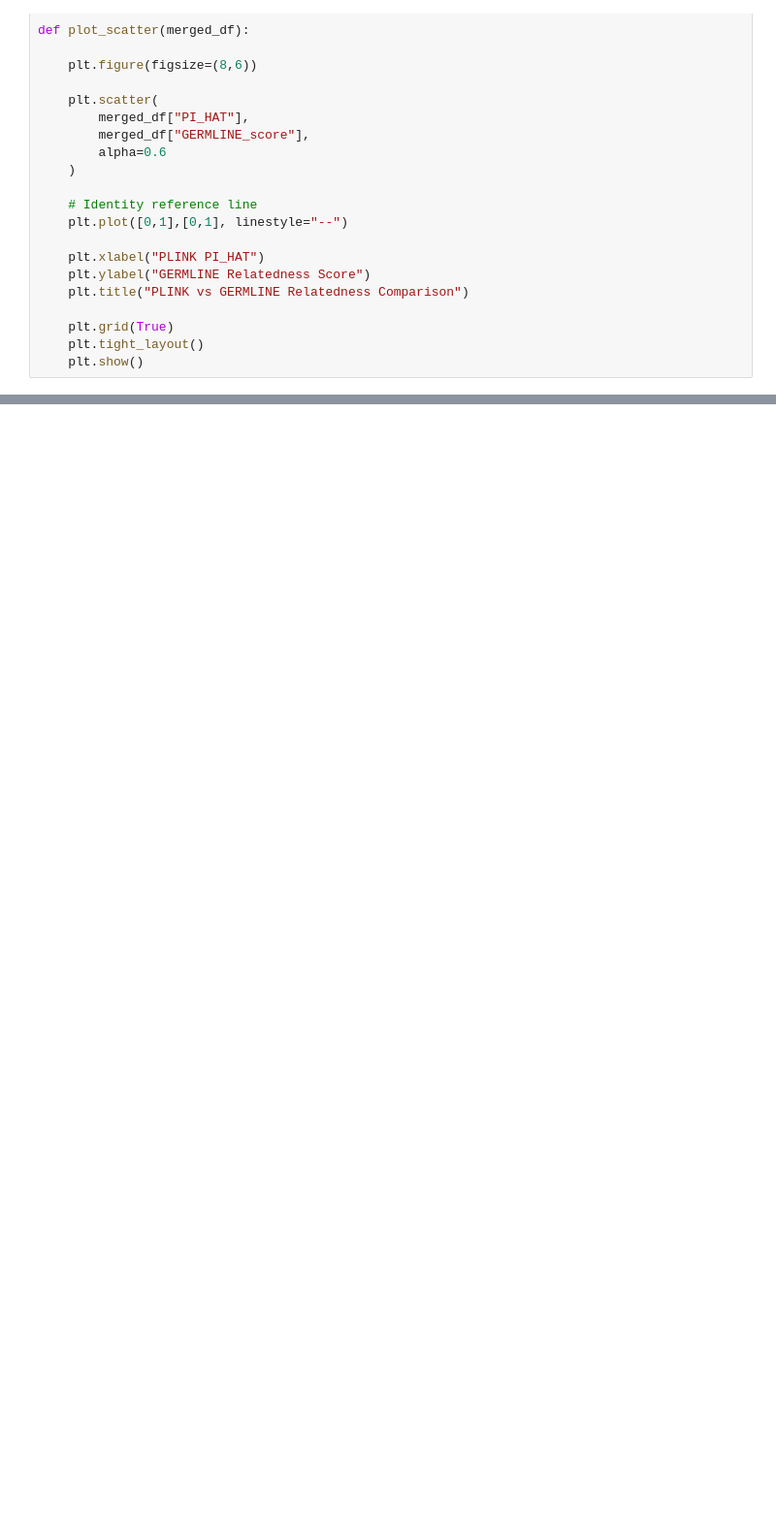
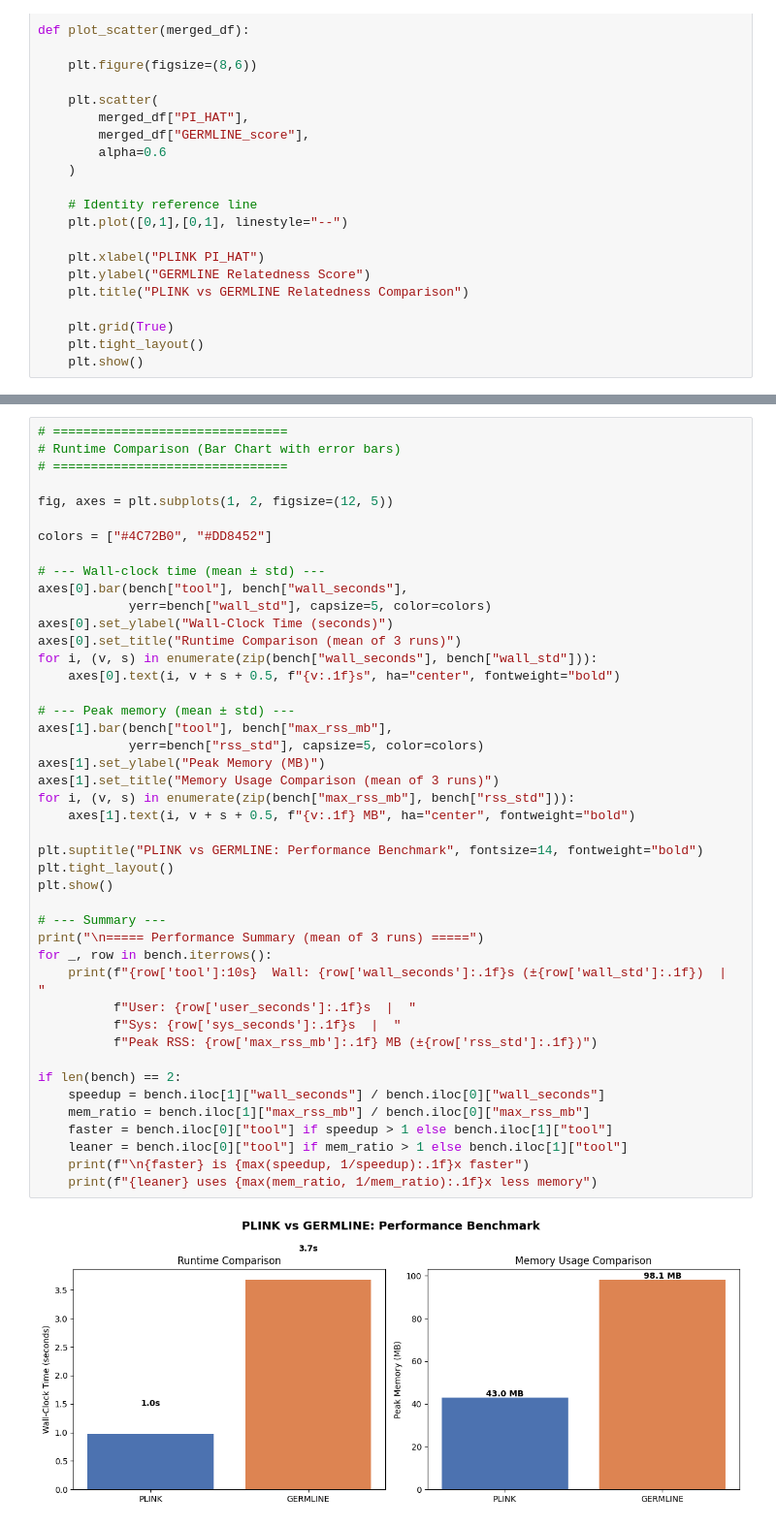
Before and after one commit to jackiepiepkorn/cse284-genomics-final-project, a Jupyter notebook: compare_results.ipynb, the cells around one changed output, grey strips where cells are left out. Shown at 97% size. Drawn from its saved outputs; the diff is of its cells as text; blank space fills up the shorter version.

Commit message:
add benchmarking script

```diff
--- a/compare_results.ipynb
+++ b/compare_results.ipynb
@@ -395,0 +359,46 @@ A vast majority of the dataset are not closely related, which is to be expected.
+# %%
+# ===============================
+# Runtime Comparison (Bar Chart with error bars)
+# ===============================
+
+fig, axes = plt.subplots(1, 2, figsize=(12, 5))
+
+colors = ["#4C72B0", "#DD8452"]
+
+# --- Wall-clock time (mean ± std) ---
+axes[0].bar(bench["tool"], bench["wall_seconds"],
+            yerr=bench["wall_std"], capsize=5, color=colors)
+axes[0].set_ylabel("Wall-Clock Time (seconds)")
+axes[0].set_title("Runtime Comparison (mean of 3 runs)")
+for i, (v, s) in enumerate(zip(bench["wall_seconds"], bench["wall_std"])):
+    axes[0].text(i, v + s + 0.5, f"{v:.1f}s", ha="center", fontweight="bold")
+
+# --- Peak memory (mean ± std) ---
+axes[1].bar(bench["tool"], bench["max_rss_mb"],
+            yerr=bench["rss_std"], capsize=5, color=colors)
+axes[1].set_ylabel("Peak Memory (MB)")
+axes[1].set_title("Memory Usage Comparison (mean of 3 runs)")
+for i, (v, s) in enumerate(zip(bench["max_rss_mb"], bench["rss_std"])):
+    axes[1].text(i, v + s + 0.5, f"{v:.1f} MB", ha="center", fontweight="bold")
+
+plt.suptitle("PLINK vs GERMLINE: Performance Benchmark", fontsize=14, fontweight="bold")
+plt.tight_layout()
+plt.show()
+
+# --- Summary ---
+print("\n===== Performance Summary (mean of 3 runs) =====")
+for _, row in bench.iterrows():
+    print(f"{row['tool']:10s}  Wall: {row['wall_seconds']:.1f}s (±{row['wall_std']:.1f})  |  "
+          f"User: {row['user_seconds']:.1f}s  |  "
+          f"Sys: {row['sys_seconds']:.1f}s  |  "
+          f"Peak RSS: {row['max_rss_mb']:.1f} MB (±{row['rss_std']:.1f})")
+
+if len(bench) == 2:
+    speedup = bench.iloc[1]["wall_seconds"] / bench.iloc[0]["wall_seconds"]
+    mem_ratio = bench.iloc[1]["max_rss_mb"] / bench.iloc[0]["max_rss_mb"]
+    faster = bench.iloc[0]["tool"] if speedup > 1 else bench.iloc[1]["tool"]
+    leaner = bench.iloc[0]["tool"] if mem_ratio > 1 else bench.iloc[1]["tool"]
+    print(f"\n{faster} is {max(speedup, 1/speedup):.1f}x faster")
+    print(f"{leaner} uses {max(mem_ratio, 1/mem_ratio):.1f}x less memory")
+# %% [output]
+[figure, added]
```
Also changed, not shown: parts of 15 cells of this notebook, 1 other file.
